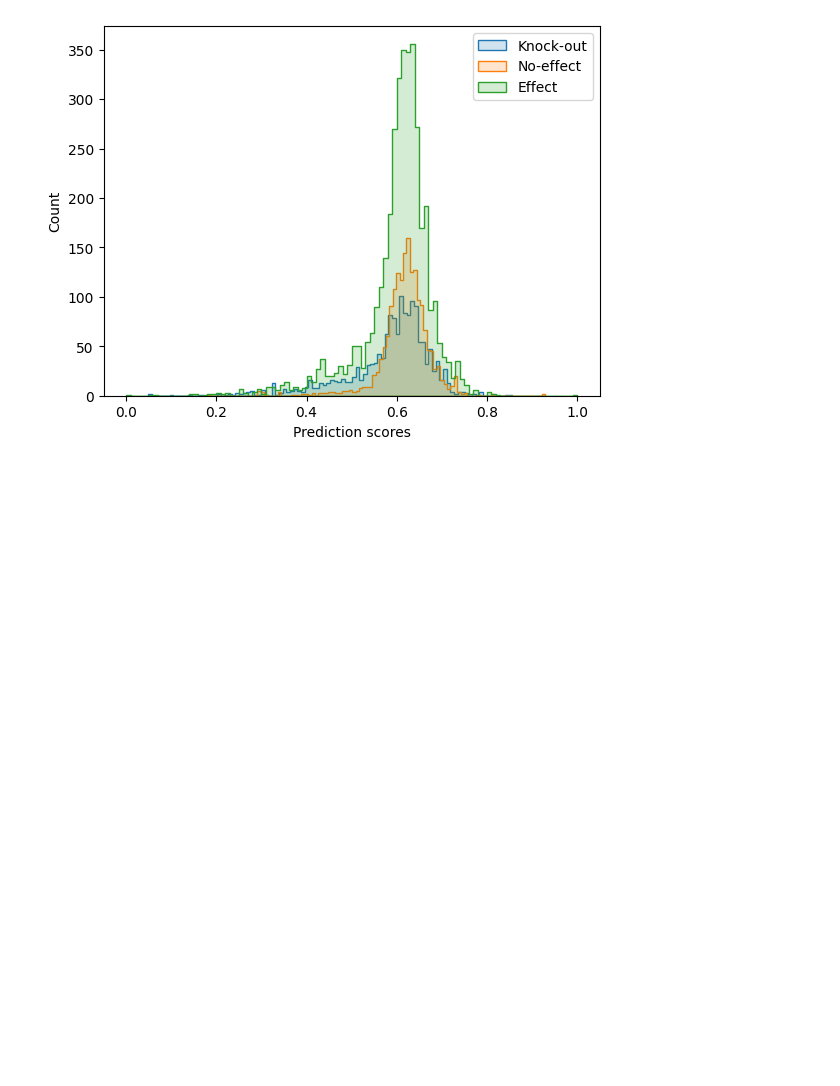
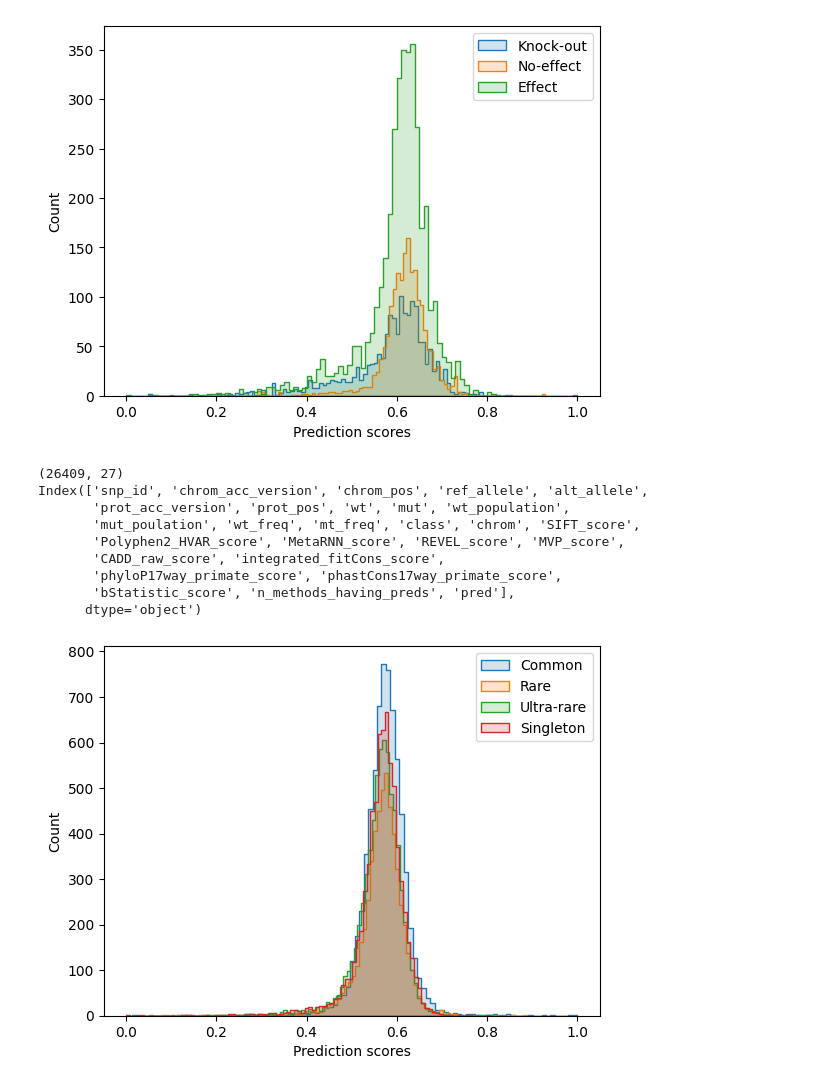
Before and after one commit to akabiraka/variant_effect_analysis, a Jupyter notebook: models/bioembeddings_dallago/test_model_predictions.ipynb, the cells around one changed output. Saved outputs shown, nothing was run; the diff lists cells and outputs as text; code cells hidden in the pictures; blank space fills up the shorter version.

Commit message:
prot-bert-bfd and plus-rnn from bioembeddings for popu-freq

```diff
--- a/models/bioembeddings_dallago/test_model_predictions.ipynb
+++ b/models/bioembeddings_dallago/test_model_predictions.ipynb
@@ -13,6 +13,7 @@ import seaborn as sns
 import matplotlib.pyplot as plt
 %matplotlib inline
 # %%
+# PMD prediction scores distribution plot
 def plot_distribution(result_df, n_samples=None):
     df = result_df.copy(deep=True)
     plt.cla()
@@ -20,11 +21,6 @@ def plot_distribution(result_df, n_samples=None):
     effect = df[df["class"]=="Effect"]
     knock_out = df[df["class"]=="Knock-out"]
     no_effect = df[df["class"]=="No-effect"]
-
-    if n_samples is not None:
-        effect = effect.sample(n=n_samples)
-        knock_out = knock_out.sample(n=n_samples)
-        no_effect = no_effect.sample(n=n_samples)
 
     # print(effect.shape, knock_out.shape, no_effect.shape)
     bins = 100 # 20, 100, 500
@@ -59,3 +55,48 @@ Index(['mut_id', 'md5', 'pmd_id', 'nr', 'pmd_nr_id', 'snp_id', 'mut_real',
        'phastCons17way_primate_score', 'bStatistic_score', 'pred'],
       dtype='object')
 [figure]
+# %%
+# popu-freq prediction scores distribution plot
+def plot_distribution(result_df, n_samples=None):
+    df = result_df.copy(deep=True)
+    plt.cla()
+
+    common = df[df["class"]=="Common"]
+    rare = df[df["class"]=="Rare"]
+    ultra_rare = df[df["class"]=="Ultra-rare"]
+    singleton = df[df["class"]=="Singleton"]
+
+    # print(effect.shape, knock_out.shape, no_effect.shape)
+    bins = 100 # 20, 100, 500
+
+    sns.histplot(common["pred"], bins=bins, label=f"Common", element="step", alpha=.2)
+    sns.histplot(rare["pred"], bins=bins, label=f"Rare", element="step", alpha=.2)
+    sns.histplot(ultra_rare["pred"], bins=bins, label=f"Ultra-rare", element="step", alpha=.2)
+    sns.histplot(singleton["pred"], bins=bins, label=f"Singleton", element="step", alpha=.2)
+    # sns.histplot(result_df, x="pred", y="class", element="step", hue="class", bins=bins, alpha=0.2)
+
+    plt.legend()
+    plt.xlabel("Prediction scores")
+    plt.ylabel("Count")
+    plt.show()
+
+model_dir = "bioembeddings_dallago"
+model_name = "plus_rnn"
+result_df = pd.read_csv(home_dir+f"models/{model_dir}/outputs/{model_name}/popu_freq/preds_{model_name}_masked.tsv", sep="\t")
+model_pred_col = "pred"
+result_df["pred"]=(result_df[model_pred_col]-result_df[model_pred_col].min())/(result_df[model_pred_col].max()-result_df[model_pred_col].min()) # scaling prediction scores between [0, 1]
+print(result_df.shape)
+print(result_df.columns)
+result_df["class"].value_counts()
+plot_distribution(result_df, n_samples=None)
+# %% [output]
+(26409, 27)
+Index(['snp_id', 'chrom_acc_version', 'chrom_pos', 'ref_allele', 'alt_allele',
+       'prot_acc_version', 'prot_pos', 'wt', 'mut', 'wt_population',
+       'mut_poulation', 'wt_freq', 'mt_freq', 'class', 'chrom', 'SIFT_score',
+       'Polyphen2_HVAR_score', 'MetaRNN_score', 'REVEL_score', 'MVP_score',
+       'CADD_raw_score', 'integrated_fitCons_score',
+       'phyloP17way_primate_score', 'phastCons17way_primate_score',
+       'bStatistic_score', 'n_methods_having_preds', 'pred'],
+      dtype='object')
+[figure, added]
```
Also changed, not shown: 3 other files.
